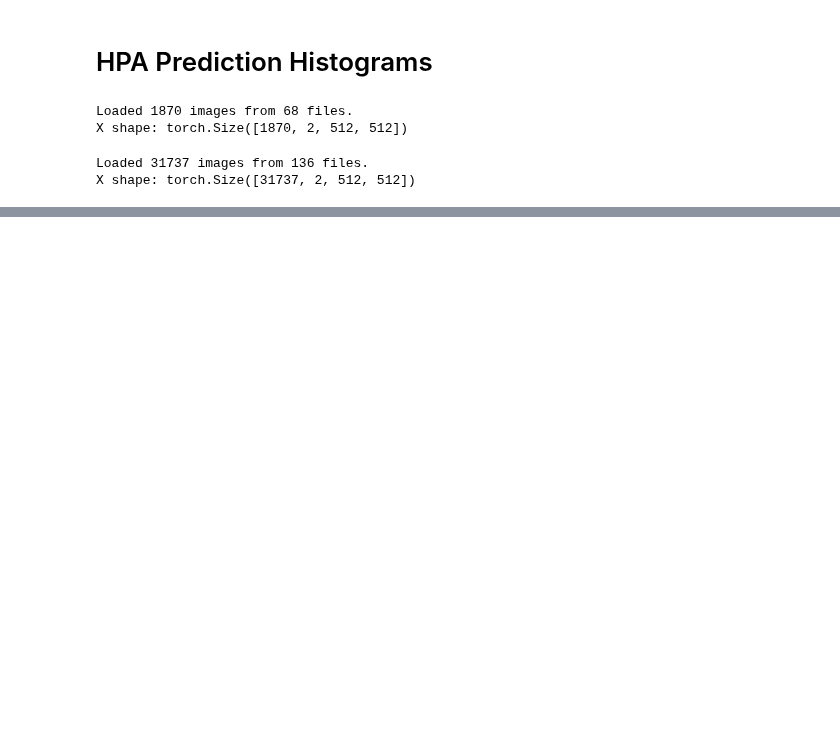
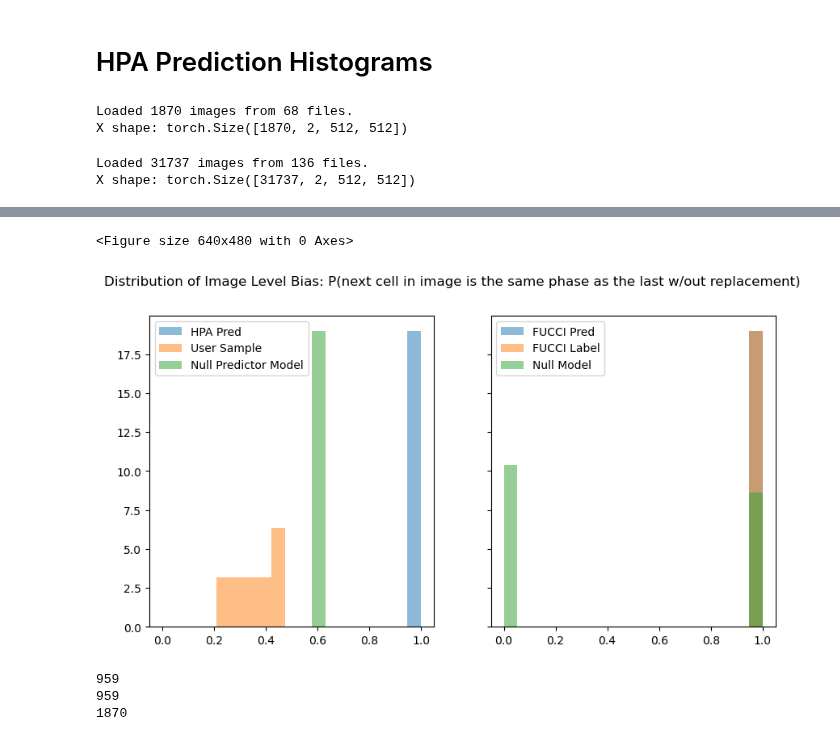
Before and after one commit to ishan-gaur/HPA_CC, a Jupyter notebook: scripts/hpa_eval_conv.ipynb, the cells around one changed output, grey strips where cells are left out. Cells and saved outputs as stored; diff of their text form; code cells hidden in the pictures; blank space fills up the shorter version.

```diff
--- a/scripts/hpa_eval_conv.ipynb
+++ b/scripts/hpa_eval_conv.ipynb
@@ -195,16 +186,18 @@ def get_img_labels(data):
     well_label = 0
     img_labels = np.zeros((len(data),))
     uq_intensities = np.unique(data[:, 1536:], axis=0)
+    # uq_intensities = np.unique(data[:, :1536], axis=0)
     for i in range(len(img_labels)):
         well_label = np.where(np.all(uq_intensities == data[i, 1536:], axis=1))[0][0]
+        # well_label = np.where(np.all(uq_intensities == data[i, :1536], axis=1))[0][0]
         img_labels[i] = well_label
     print(len(np.unique(img_labels)))
-    return img_labels
+    return img_labels, uq_intensities
 hpa_img_dm = RefCLSDM(HPA_DS_PATH, data_name, 32, 1, inference=True, concat_well_stats=True)
 fucci_img_dm = RefCLSDM(FUCCI_DS_PATH, data_name, 32, 1, label="phase", split=(0.64, 0.16, 0.2), concat_well_stats=True, scope=True)
-h_img_labels = get_img_labels(hpa_img_dm.dataset.X.numpy())
+h_img_labels, h_img_ints = get_img_labels(hpa_img_dm.dataset.X.numpy())
 f_non_train_data = np.concatenate([fucci_img_dm.dataset.X[fucci_img_dm.split_indices["val"]].numpy(), fucci_img_dm.dataset.X[fucci_img_dm.split_indices["test"]].numpy()])
-f_img_labels = get_img_labels(f_non_train_data)
+f_img_labels, f_img_ints = get_img_labels(f_non_train_data)
 # %% [output]
 Loading /data/ishang/all_HPA-CC-dataset/embeddings_minimal_dino_hpa.pt
 Loading /data/ishang/all_HPA-CC-dataset/intensity_distributions_minimal.pt
@@ -294,0 +219,71 @@ plt.show()
+# %%
+import numpy as np
+num_classes = 4
+def img_spreads(sc_phase_preds, img_labels):
+    img_phase_spreads = []
+    for i in sorted(np.unique(img_labels)):
+        img_phase_preds = sc_phase_preds[img_labels == i]
+        N = len(img_phase_preds)
+        class_cts = np.unique(img_phase_preds, return_counts=True)[1]
+        spread = ((class_cts ** 2).sum() - N) / (N * (N - 1))
+        # spread = (class_cts ** 2).sum() / (N ** 2)
+        # if spread == 0:
+        #     print(img_phase_preds, class_cts, N, spread)
+        img_phase_spreads.append(spread)
+    return img_phase_spreads
+
+h_img_spreads = img_spreads(h_phase_preds, h_img_labels)
+f_img_spreads = img_spreads(f_phase_preds, f_img_labels)
+f_img_spreads_ref = img_spreads(f_phase, f_img_labels)
+user_img_spreads = [32/72, 12/30, 32/72, 14/42, 20/72, 10/42]
+# user_img_spreads = [41/81, 18/36, 41/81, 21/49, 29/81, 17/49, 53/81, 29/49, 41/121, 50/144, 18/36, 30/64]
+
+null_phases, null_img_labels = [], []
+for i in range(1000):
+    n_cells = np.random.randint(5, 8) if np.random.rand() < 0.8 else np.random.randint(8, 12)
+    null_img_labels.extend([i] * n_cells)
+    phase = np.random.choice(f_phase, n_cells)
+    null_phases.extend(phase)
+null_phases = np.array(null_phases)
+null_img_spreads = img_spreads(np.array(null_phases), np.array(null_img_labels))
+
+def generate_pred_img_spreads(phase_preds, imgs_n_cells):
+    null_pred_img_labels = []
+    img_idx = 0
+    while len(null_pred_img_labels) < len(phase_preds):
+        # n_cells = np.random.randint(3, 5) if np.random.rand() < 0. else np.random.randint(6, 12)
+        n_cells = np.random.choice(imgs_n_cells)
+        null_pred_img_labels.extend([img_idx] * n_cells)
+        img_idx += 1
+    null_pred_img_labels.extend([img_idx] * (len(phase_preds) - len(null_pred_img_labels)))
+    null_pred_img_labels = null_pred_img_labels[:len(phase_preds)]
+    pred_img_spreads = img_spreads(phase_preds, np.array(null_pred_img_labels))
+    return pred_img_spreads
+
+null_img_spreads = generate_pred_img_spreads(f_phase, np.unique(f_img_labels, return_counts=True)[1])
+null_pred_img_spreads = generate_pred_img_spreads(h_phase_preds, np.unique(h_img_labels, return_counts=True)[1])
+
+bins = np.linspace(0, 1, 20)
+plt.clf()
+fig, ax = plt.subplots(1, 2, figsize=(10, 5), sharey=True, sharex=True)
+ax[0].hist(h_img_spreads, bins=bins, alpha=0.5, density=True, label="HPA Pred")
+ax[0].hist(user_img_spreads, bins=bins, alpha=0.5, density=True, label="User Sample")
+ax[0].hist(null_pred_img_spreads, bins=bins, alpha=0.5, density=True, label="Null Predictor Model")
+ax[0].legend()
+ax[1].hist(f_img_spreads, bins=bins, alpha=0.5, density=True, label="FUCCI Pred")
+ax[1].hist(f_img_spreads_ref, bins=bins, alpha=0.5, density=True, label="FUCCI Label")
+ax[1].hist(null_img_spreads, bins=bins, alpha=0.5, density=True, label="Null Model")
+ax[1].legend()
+plt.suptitle("Distribution of Image Level Bias: P(next cell in image is the same phase as the last w/out replacement)")
+plt.show()
+# %% [output]
+<Figure size 640x480 with 0 Axes>
+[figure, added]
+# %%
+print(len(h_img_spreads))
+print(len(h_img_ints))
+print(len(h_img_labels))
+# %% [output]
+959
+959
+1870
```
Also changed, not shown: parts of 28 cells of this notebook, 6 other files.
